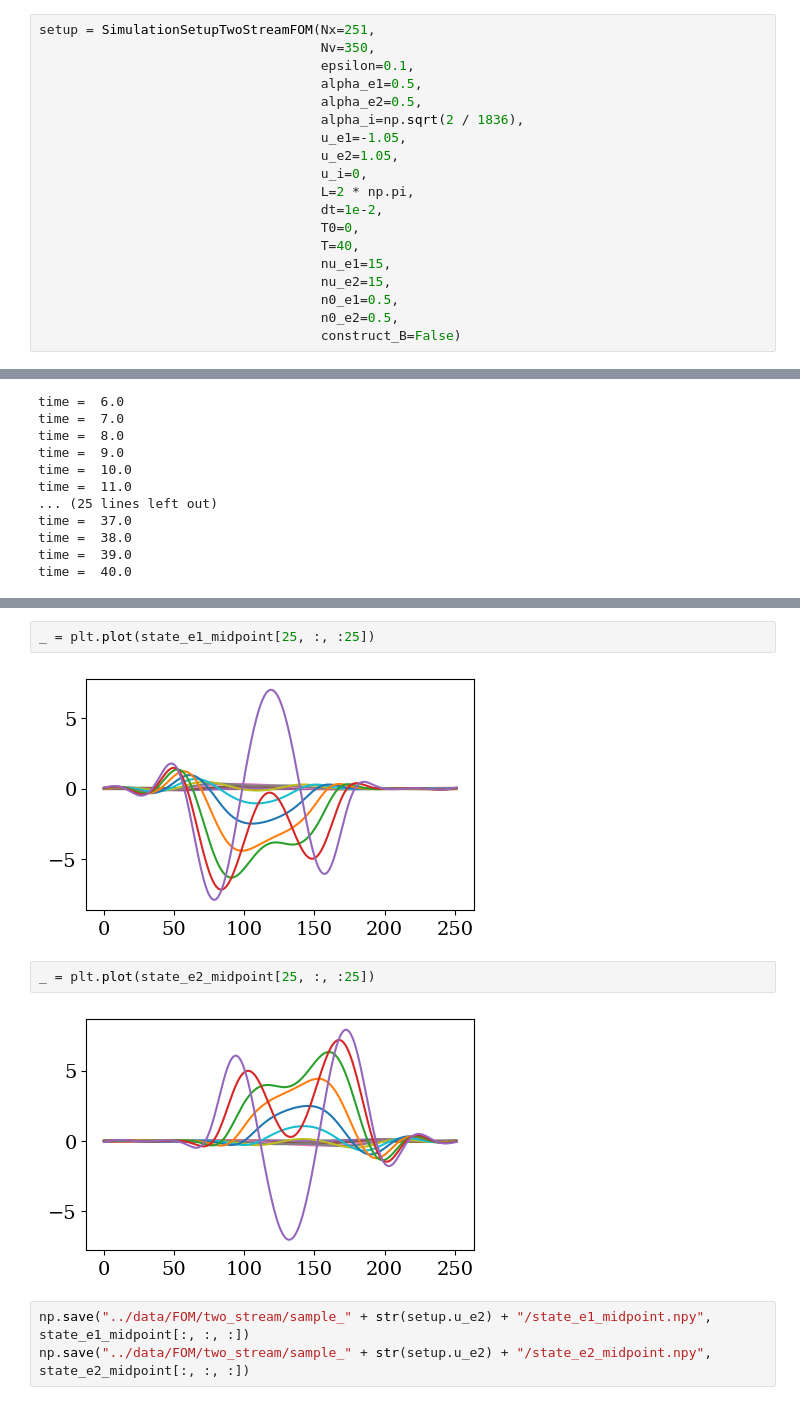
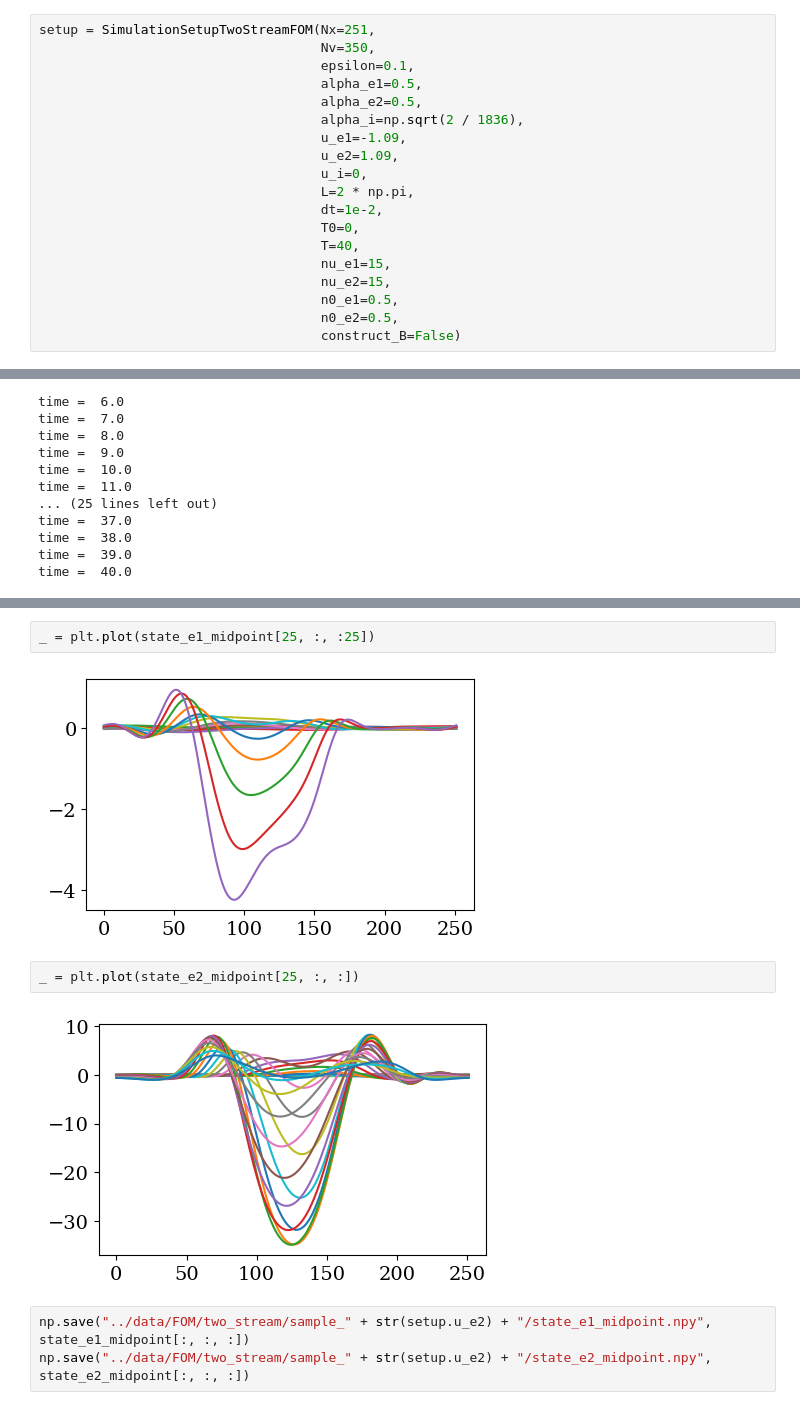
Before and after one commit to opaliss/HermiteFD-ROM, a Jupyter notebook: FOM/two_stream_instability_FOM.ipynb, the cells around one changed output, grey strips where cells are left out. Cells and saved outputs as stored; diff of their text form.

```diff
--- a/FOM/two_stream_instability_FOM.ipynb
+++ b/FOM/two_stream_instability_FOM.ipynb
@@ -36,8 +36,8 @@ setup = SimulationSetupTwoStreamFOM(Nx=251,
                                     alpha_e1=0.5,
                                     alpha_e2=0.5,
                                     alpha_i=np.sqrt(2 / 1836),
-                                    u_e1=-1.05,
-                                    u_e2=1.05,
+                                    u_e1=-1.09,
+                                    u_e2=1.09,
                                     u_i=0,
                                     L=2 * np.pi,
                                     dt=1e-2,
@@ -149,11 +149,11 @@ plt.tight_layout()
 # %%
 _ = plt.plot(state_e1_midpoint[25, :, :25])
 # %% [output]
-[figure, old version]
+[figure, new version]
 # %%
-_ = plt.plot(state_e2_midpoint[25, :, :25])
+_ = plt.plot(state_e2_midpoint[25, :, :])
 # %% [output]
-[figure, old version]
+[figure, new version]
 # %%
 np.save("../data/FOM/two_stream/sample_" + str(setup.u_e2) + "/state_e1_midpoint.npy", state_e1_midpoint[:, :, :])
 np.save("../data/FOM/two_stream/sample_" + str(setup.u_e2) + "/state_e2_midpoint.npy", state_e2_midpoint[:, :, :])
```
Also changed, not shown: parts of 12 cells of this notebook, 4 other files.
